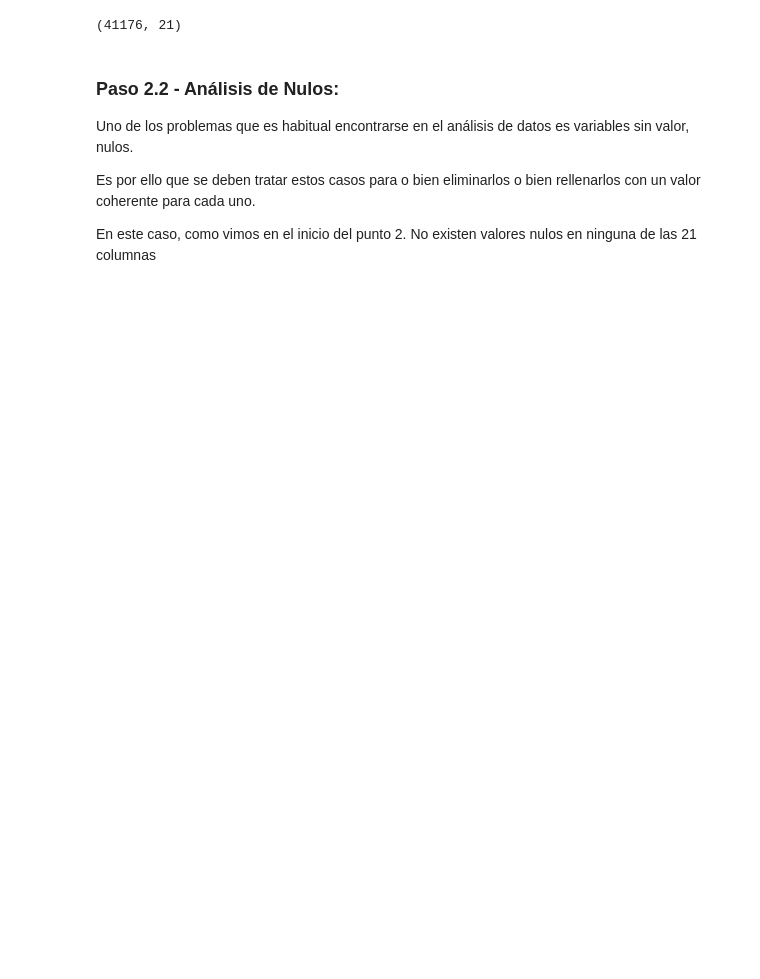
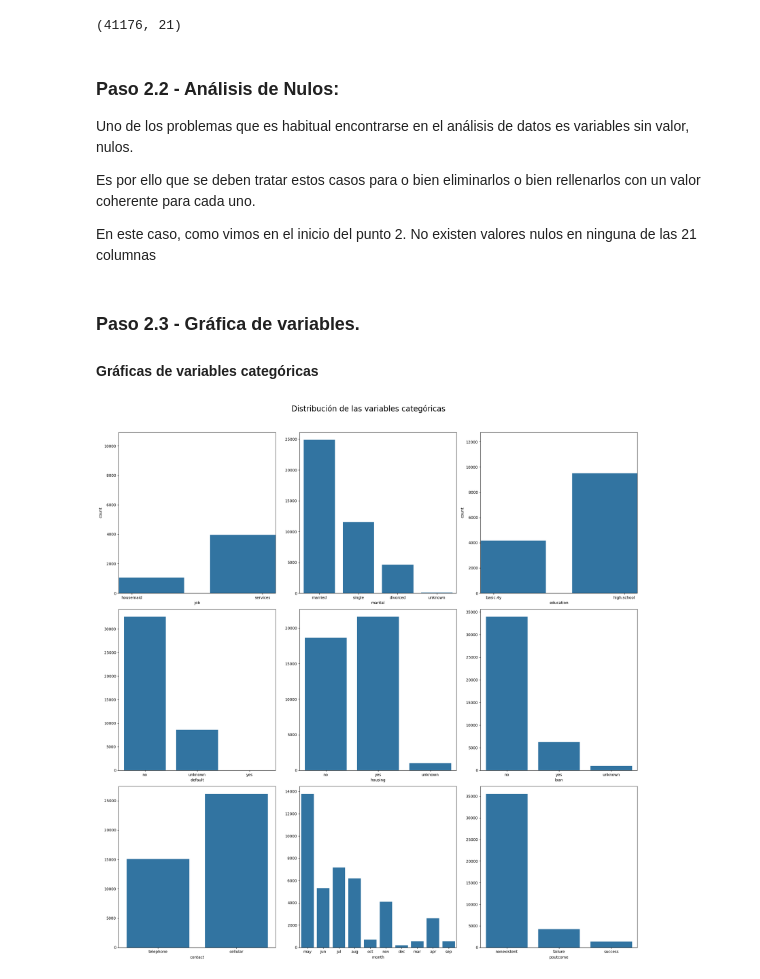
Before and after one commit to 4GeeksAcademy/machine-learning-python-template_ds_13_david_bank, a Jupyter notebook: src/explore.ipynb, the cells around one changed output. Cells and saved outputs as stored; diff of their text form; code cells hidden in the pictures; blank space fills up the shorter version.

```diff
--- a/src/explore.ipynb
+++ b/src/explore.ipynb
@@ -165,3 +172,33 @@ Uno de los problemas que es habitual encontrarse en el análisis de datos es var
 Es por ello que se deben tratar estos casos para o bien eliminarlos o bien rellenarlos con un valor coherente para cada uno.
 
 En este caso, como vimos en el inicio del punto 2. No existen valores nulos en ninguna de las 21 columnas
+# %% [markdown]
+### Paso 2.3 - Gráfica de variables.
+
+#### Gráficas de variables categóricas
+# %%
+fig, axis = plt.subplots(3, 3, figsize = (20, 20))
+
+# Añadir un título global al conjunto de subplots
+fig.suptitle("Distribución de las variables categóricas", fontsize=20, y=1.02)
+
+# Generamos gráficos de barras para visualizar las variables categóricas.
+sns.countplot(ax = axis[0, 0], data = data_bank, x = "job").set_xlim(-0.1, 1.1)
+sns.countplot(ax = axis[0, 1], data = data_bank, x = "marital").set(ylabel = None)
+sns.countplot(ax = axis[0, 2], data = data_bank, x = "education").set_xlim(-0.1, 1.1)
+sns.countplot(ax = axis[1, 0], data = data_bank, x = "default").set(ylabel = None)
+sns.countplot(ax = axis[1, 1], data = data_bank, x = "housing").set(ylabel = None)
+sns.countplot(ax = axis[1, 2], data = data_bank, x = "loan").set(ylabel = None)
+sns.countplot(ax = axis[2, 0], data = data_bank, x = "contact").set(ylabel = None)
+sns.countplot(ax = axis[2, 1], data = data_bank, x = "month").set(ylabel = None)
+sns.countplot(ax = axis[2, 2], data = data_bank, x = "poutcome").set(ylabel = None)
+
+
+# Ajustar el layout y título
+plt.tight_layout()
+
+
+# Mostrar el plot
+plt.show()
+# %% [output]
+[figure, added]
```
Also changed, not shown: parts of 20 cells of this notebook, 1 other file.
